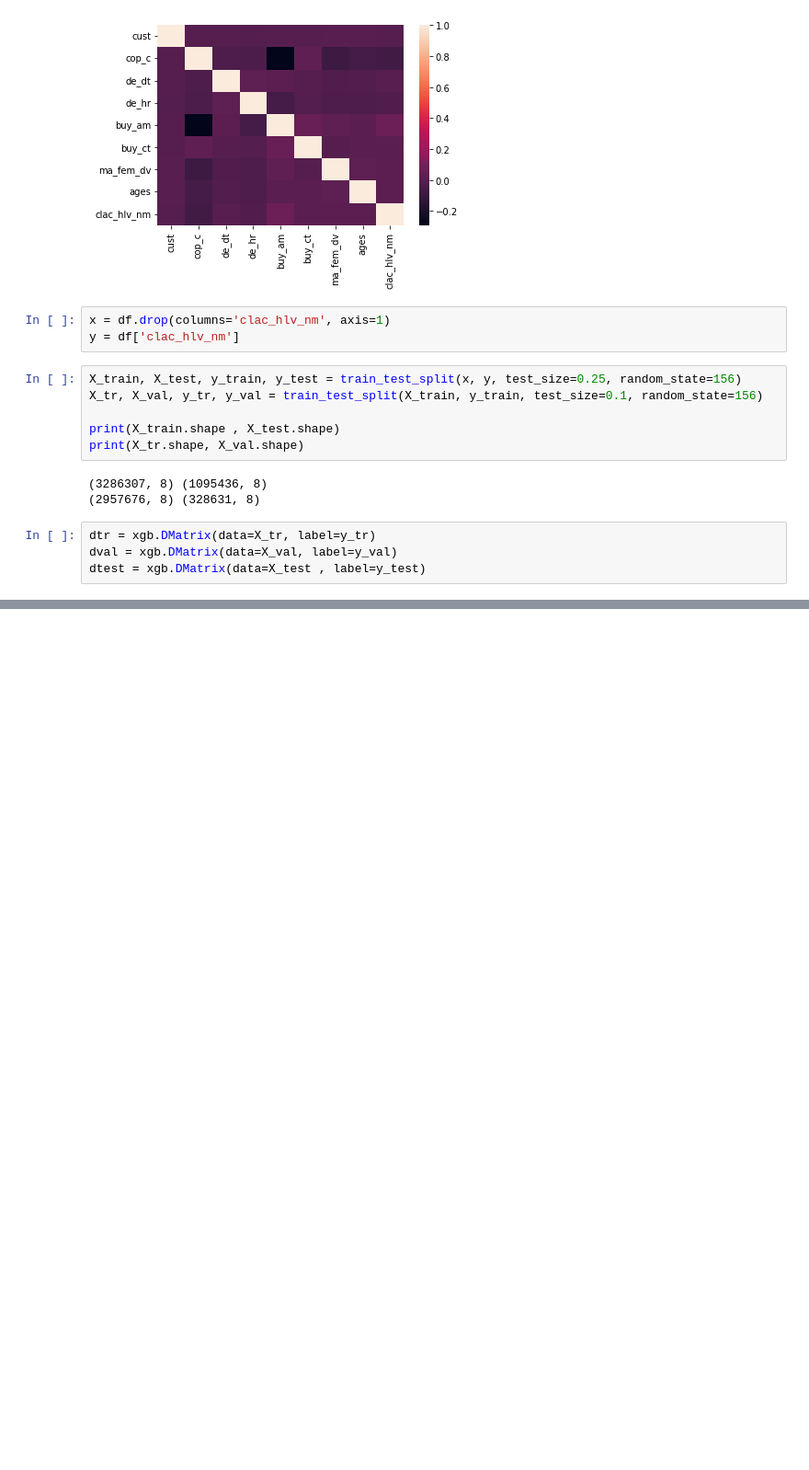
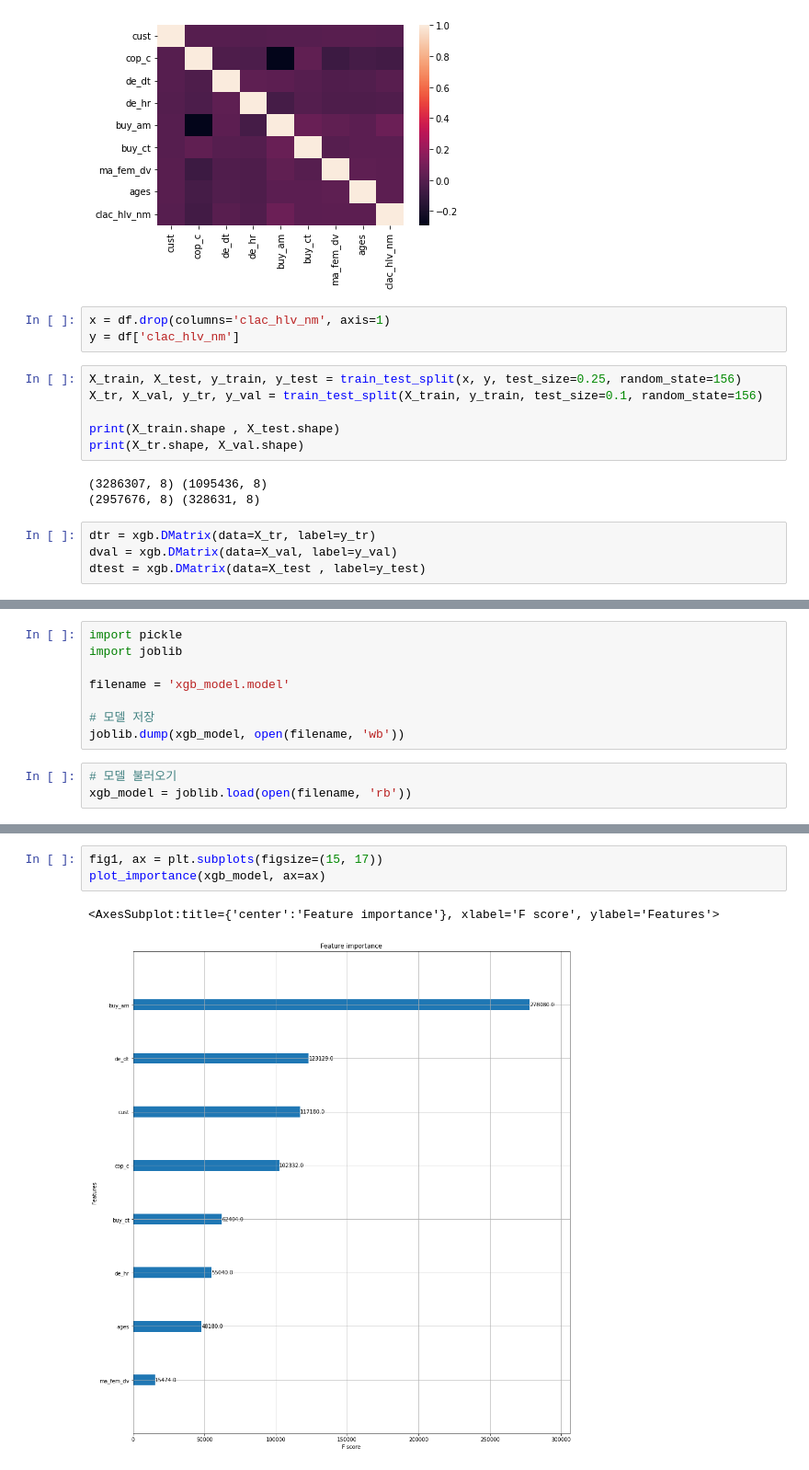
Before and after one commit to kch8906/kubeflow-xgboost-recommendation, a Jupyter notebook: 01.xgboost_recommendation.ipynb, the cells around one changed output, grey strips where cells are left out. Shown at 92% size. Saved outputs shown, nothing was run; the diff lists cells and outputs as text; blank space fills up the shorter version.

```diff
--- a/01.xgboost_recommendation.ipynb
+++ b/01.xgboost_recommendation.ipynb
@@ -118,3 +194,14 @@ xgb_model = xgb.train(params = params , dtrain=dtr , num_boost_round=num_rounds,
+# %%
+import pickle
+import joblib
+
+filename = 'xgb_model.model'
+
+# 모델 저장
+joblib.dump(xgb_model, open(filename, 'wb'))
+# %%
+# 모델 불러오기
+xgb_model = joblib.load(open(filename, 'rb'))
 # %%
 pred_probs = xgb_model.predict(dtest)
 print(pred_probs)
@@ -129,0 +269,6 @@ accuracy
+# %%
+fig1, ax = plt.subplots(figsize=(15, 17))
+plot_importance(xgb_model, ax=ax)
+# %% [output]
+<AxesSubplot:title={'center':'Feature importance'}, xlabel='F score', ylabel='Features'>
+[figure, added]
```
Also changed, not shown: parts of 23 cells of this notebook, 12 other files.
